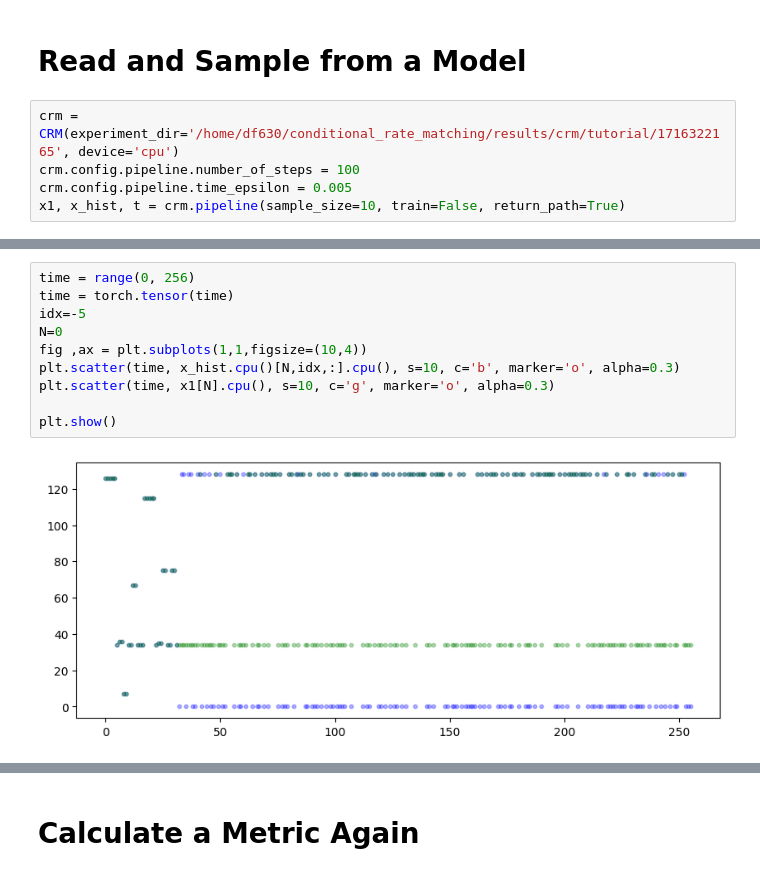
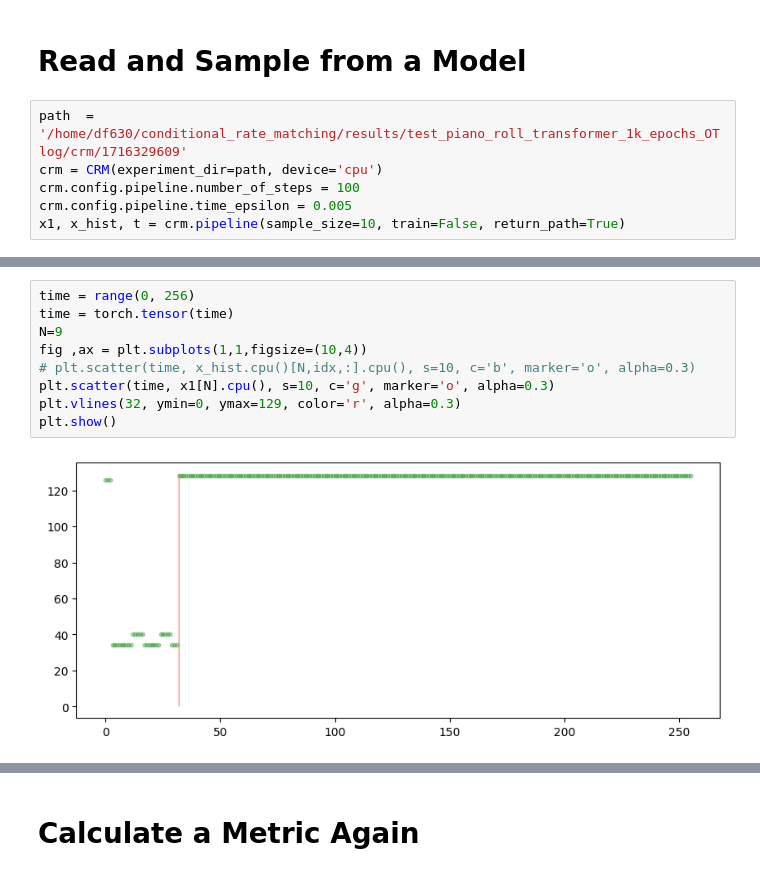
Before and after one commit to cesarali/conditional_rate_matching, a Jupyter notebook: notebooks/Models/CRM/Music/BasicModelCall.ipynb, the cells around one changed output, grey strips where cells are left out. Saved outputs shown, nothing was run; the diff lists cells and outputs as text.

```diff
--- a/notebooks/Models/CRM/Music/BasicModelCall.ipynb
+++ b/notebooks/Models/CRM/Music/BasicModelCall.ipynb
@@ -94,7 +81,8 @@ plt.show()
 # %% [markdown]
 # Read and Sample from a Model
 # %%
-crm = CRM(experiment_dir='/home/df630/conditional_rate_matching/results/crm/tutorial/1716322165', device='cpu')
+path  = '/home/df630/conditional_rate_matching/results/test_piano_roll_transformer_1k_epochs_OTlog/crm/1716329609'
+crm = CRM(experiment_dir=path, device='cpu')
 crm.config.pipeline.number_of_steps = 100
 crm.config.pipeline.time_epsilon = 0.005
 x1, x_hist, t = crm.pipeline(sample_size=10, train=False, return_path=True)
@@ -101,12 +98,11 @@ x1, x_hist, t = crm.pipeline(sample_size=10, train=False, return_path=True)
 # %%
 time = range(0, 256)
 time = torch.tensor(time)
-idx=-5
-N=0
+N=9
 fig ,ax = plt.subplots(1,1,figsize=(10,4))
-plt.scatter(time, x_hist.cpu()[N,idx,:].cpu(), s=10, c='b', marker='o', alpha=0.3)
+# plt.scatter(time, x_hist.cpu()[N,idx,:].cpu(), s=10, c='b', marker='o', alpha=0.3)
 plt.scatter(time, x1[N].cpu(), s=10, c='g', marker='o', alpha=0.3)
-
+plt.vlines(32, ymin=0, ymax=129, color='r', alpha=0.3)
 plt.show()
 # %% [output]
-[figure, old version]
+[figure, new version]
```
Also changed, not shown: parts of 3 cells of this notebook.
